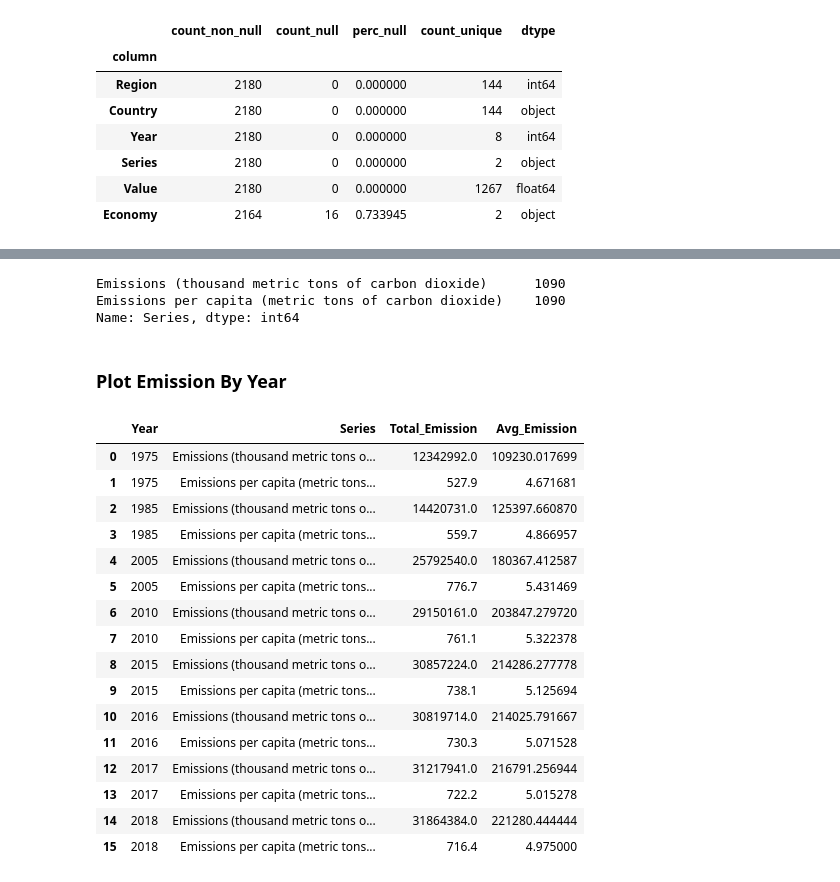
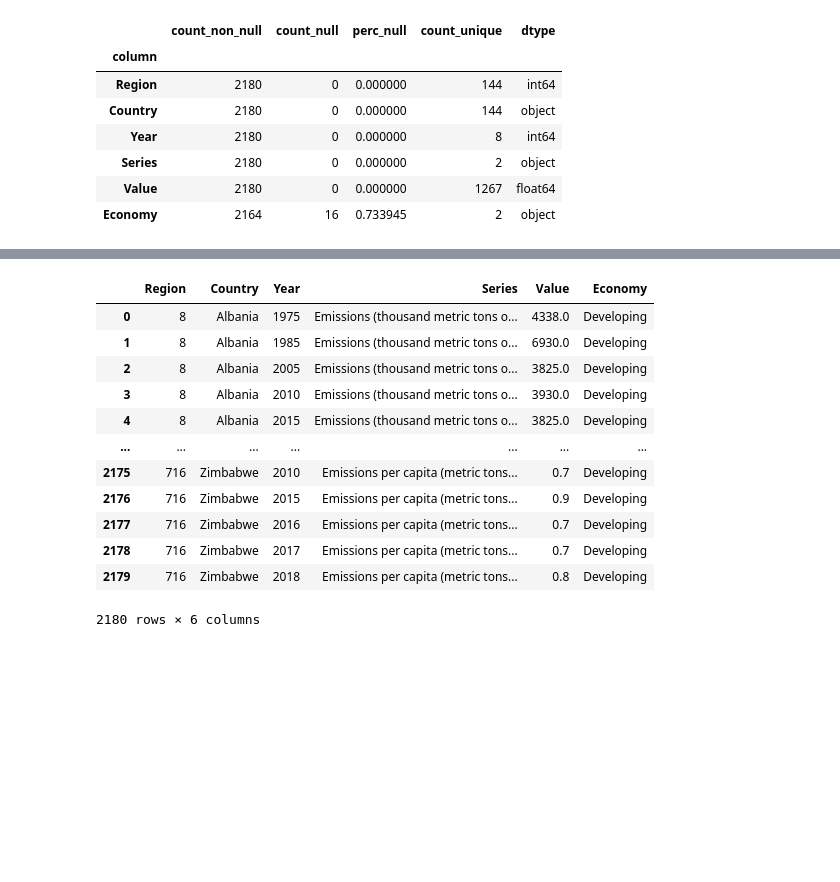
Before and after one commit to ajayrawatsap/MLTraining, a Jupyter notebook: co2_emission.ipynb, the cells around one changed output, grey strips where cells are left out. Drawn from its saved outputs; the diff is of its cells as text; code cells hidden in the pictures; blank space fills up the shorter version.

```diff
--- a/co2_emission.ipynb
+++ b/co2_emission.ipynb
@@ -77,33 +164,16 @@ column_properties(data)
 # %%
-data['Series'].value_counts()
+data
 # %% [output]
+|  | Region | Country | Year | Series | Value | Economy |
+| 0 | 8 | Albania | 1975 | Emissions (thousand metric tons o... | 4338.0 | Developing |
+| 1 | 8 | Albania | 1985 | Emissions (thousand metric tons o... | 6930.0 | Developing |
+| 2 | 8 | Albania | 2005 | Emissions (thousand metric tons o... | 3825.0 | Developing |
+| 3 | 8 | Albania | 2010 | Emissions (thousand metric tons o... | 3930.0 | Developing |
+| 4 | 8 | Albania | 2015 | Emissions (thousand metric tons o... | 3825.0 | Developing |
+| ... | ... | ... | ... | ... | ... | ... |
+| 2175 | 716 | Zimbabwe | 2010 | Emissions per capita (metric tons... | 0.7 | Developing |
+| 2176 | 716 | Zimbabwe | 2015 | Emissions per capita (metric tons... | 0.9 | Developing |
+| 2177 | 716 | Zimbabwe | 2016 | Emissions per capita (metric tons... | 0.7 | Developing |
+| 2178 | 716 | Zimbabwe | 2017 | Emissions per capita (metric tons... | 0.7 | Developing |
+| 2179 | 716 | Zimbabwe | 2018 | Emissions per capita (metric tons... | 0.8 | Developing |
-Emissions (thousand metric tons of carbon dioxide)      1090
-Emissions per capita (metric tons of carbon dioxide)    1090
-Name: Series, dtype: int64
+2180 rows × 6 columns
-# %% [markdown]
-### Plot Emission By Year
-# %%
-agg = { 'Total_Emission': pd.NamedAgg(column= 'Value', aggfunc = 'sum'),
-         'Avg_Emission':  pd.NamedAgg(column= 'Value', aggfunc = np.mean) }
-
-emission_agg_by_year =  data.groupby(['Year', 'Series']).agg(**agg).reset_index()
-emission_agg_by_year['Year'] = emission_agg_by_year['Year'].apply(str)
-emission_agg_by_year
-# %% [output]
-|  | Year | Series | Total_Emission | Avg_Emission |
-| 0 | 1975 | Emissions (thousand metric tons o... | 12342992.0 | 109230.017699 |
-| 1 | 1975 | Emissions per capita (metric tons... | 527.9 | 4.671681 |
-| 2 | 1985 | Emissions (thousand metric tons o... | 14420731.0 | 125397.660870 |
-| 3 | 1985 | Emissions per capita (metric tons... | 559.7 | 4.866957 |
-| 4 | 2005 | Emissions (thousand metric tons o... | 25792540.0 | 180367.412587 |
-| 5 | 2005 | Emissions per capita (metric tons... | 776.7 | 5.431469 |
-| 6 | 2010 | Emissions (thousand metric tons o... | 29150161.0 | 203847.279720 |
-| 7 | 2010 | Emissions per capita (metric tons... | 761.1 | 5.322378 |
-| 8 | 2015 | Emissions (thousand metric tons o... | 30857224.0 | 214286.277778 |
-| 9 | 2015 | Emissions per capita (metric tons... | 738.1 | 5.125694 |
-| 10 | 2016 | Emissions (thousand metric tons o... | 30819714.0 | 214025.791667 |
-| 11 | 2016 | Emissions per capita (metric tons... | 730.3 | 5.071528 |
-| 12 | 2017 | Emissions (thousand metric tons o... | 31217941.0 | 216791.256944 |
-| 13 | 2017 | Emissions per capita (metric tons... | 722.2 | 5.015278 |
-| 14 | 2018 | Emissions (thousand metric tons o... | 31864384.0 | 221280.444444 |
-| 15 | 2018 | Emissions per capita (metric tons... | 716.4 | 4.975000 |
```
Also changed, not shown: parts of 17 cells of this notebook.
